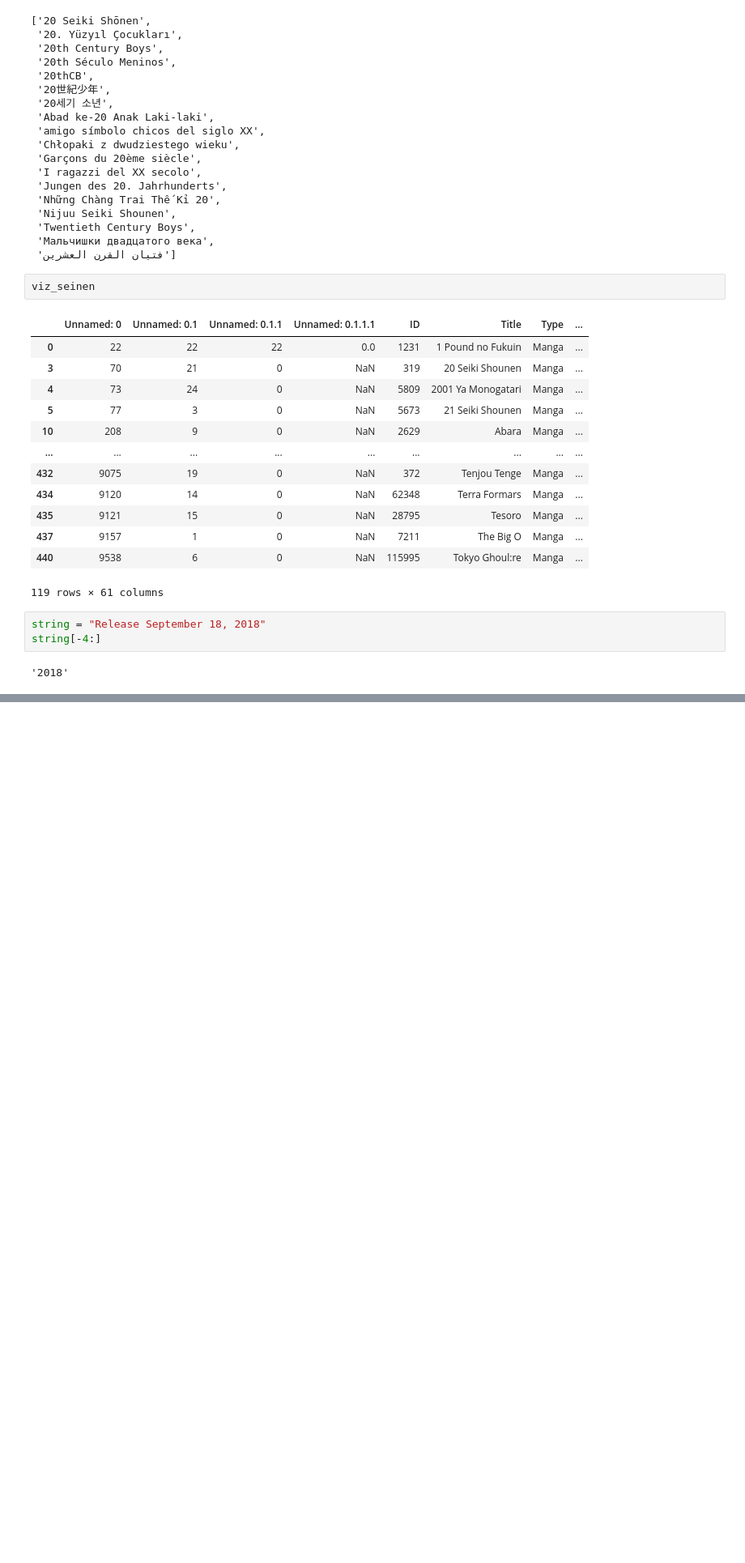
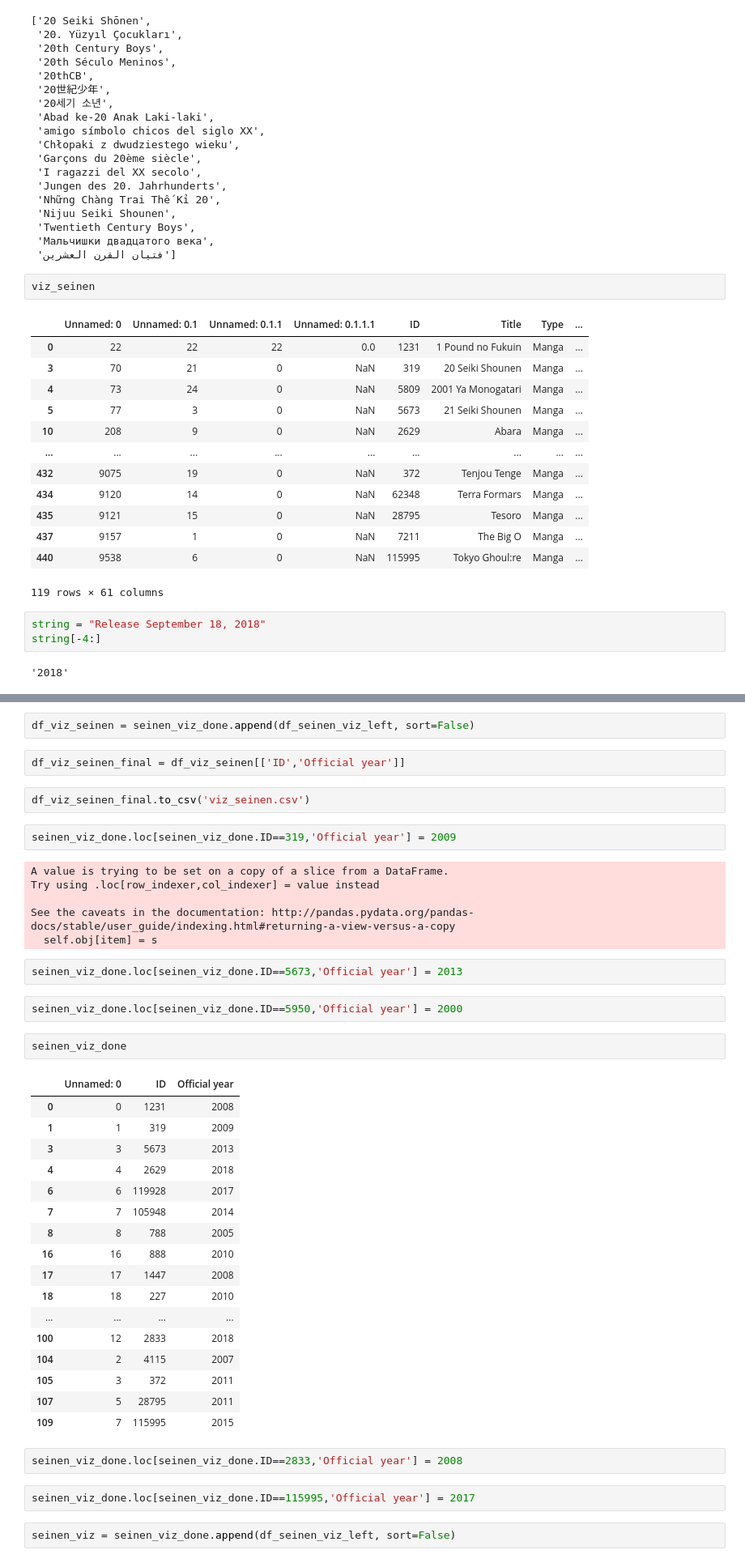
Before and after one commit to haolinh24/MangaUpdates, a Jupyter notebook: seinen_viz.ipynb, the cells around one changed output, grey strips where cells are left out. Shown at 81% size. Drawn from its saved outputs; the diff is of its cells as text; blank space fills up the shorter version.

Commit message:
seinen viz full

```diff
--- a/seinen_viz.ipynb
+++ b/seinen_viz.ipynb
@@ -288,0 +872,44 @@ string[-4:]
+# %%
+df_viz_seinen = seinen_viz_done.append(df_seinen_viz_left, sort=False)
+# %%
+df_viz_seinen_final = df_viz_seinen[['ID','Official year']]
+# %%
+df_viz_seinen_final.to_csv('viz_seinen.csv')
+# %%
+seinen_viz_done.loc[seinen_viz_done.ID==319,'Official year'] = 2009
+# %% [output]
+A value is trying to be set on a copy of a slice from a DataFrame.
+Try using .loc[row_indexer,col_indexer] = value instead
+
+See the caveats in the documentation: http://pandas.pydata.org/pandas-docs/stable/user_guide/indexing.html#returning-a-view-versus-a-copy
+  self.obj[item] = s
+# %%
+seinen_viz_done.loc[seinen_viz_done.ID==5673,'Official year'] = 2013
+# %%
+seinen_viz_done.loc[seinen_viz_done.ID==5950,'Official year'] = 2000
+# %%
+seinen_viz_done
+# %% [output]
+|  | Unnamed: 0 | ID | Official year |
+| 0 | 0 | 1231 | 2008 |
+| 1 | 1 | 319 | 2009 |
+| 3 | 3 | 5673 | 2013 |
+| 4 | 4 | 2629 | 2018 |
+| 6 | 6 | 119928 | 2017 |
+| 7 | 7 | 105948 | 2014 |
+| 8 | 8 | 788 | 2005 |
+| 16 | 16 | 888 | 2010 |
+| 17 | 17 | 1447 | 2008 |
+| 18 | 18 | 227 | 2010 |
+| ... | ... | ... | ... |
+| 100 | 12 | 2833 | 2018 |
+| 104 | 2 | 4115 | 2007 |
+| 105 | 3 | 372 | 2011 |
+| 107 | 5 | 28795 | 2011 |
+| 109 | 7 | 115995 | 2015 |
+# %%
+seinen_viz_done.loc[seinen_viz_done.ID==2833,'Official year'] = 2008
+# %%
+seinen_viz_done.loc[seinen_viz_done.ID==115995,'Official year'] = 2017
+# %%
+seinen_viz = seinen_viz_done.append(df_seinen_viz_left, sort=False)
```
Also changed, not shown: parts of 117 cells of this notebook.
